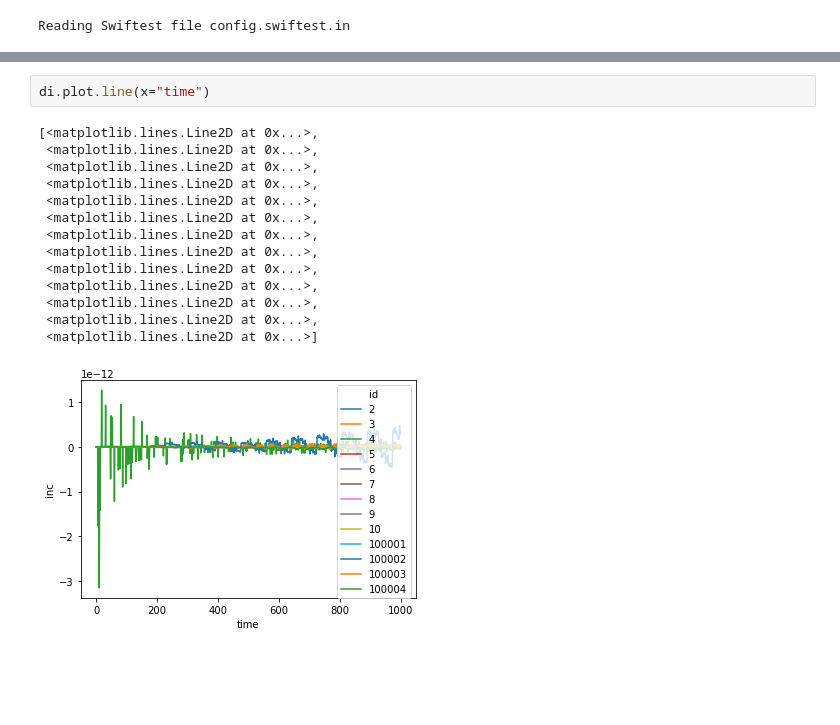
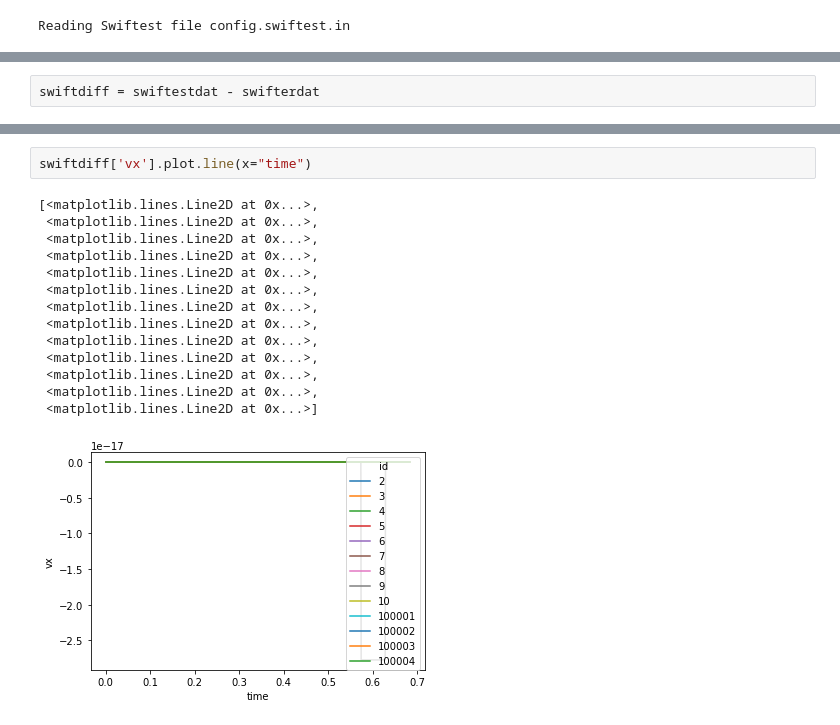
Before and after one commit to MintonGroup/swiftest, a Jupyter notebook: examples/whm_swifter_comparison/whm_swiftest_vs_swifter.ipynb, the cells around one changed output, grey strips where cells are left out. Saved outputs shown, nothing was run; the diff lists cells and outputs as text; blank space fills up the shorter version.

```diff
--- a/examples/whm_swifter_comparison/whm_swiftest_vs_swifter.ipynb
+++ b/examples/whm_swifter_comparison/whm_swiftest_vs_swifter.ipynb
@@ -41,0 +19,2 @@ Data variables:
+# %%
+swiftdiff = swiftestdat - swifterdat
@@ -76,17 +77,17 @@ de.plot.line(x="time")
 # %%
-di.plot.line(x="time")
+swiftdiff['vx'].plot.line(x="time")
 # %% [output]
 [<matplotlib.lines.Line2D at 0x...>,
  <matplotlib.lines.Line2D at 0x...>,
  <matplotlib.lines.Line2D at 0x...>,
  <matplotlib.lines.Line2D at 0x...>,
  <matplotlib.lines.Line2D at 0x...>,
  <matplotlib.lines.Line2D at 0x...>,
  <matplotlib.lines.Line2D at 0x...>,
  <matplotlib.lines.Line2D at 0x...>,
  <matplotlib.lines.Line2D at 0x...>,
  <matplotlib.lines.Line2D at 0x...>,
  <matplotlib.lines.Line2D at 0x...>,
  <matplotlib.lines.Line2D at 0x...>,
  <matplotlib.lines.Line2D at 0x...>]
-[figure, old version]
+[figure, new version]
```
Also changed, not shown: parts of 8 cells of this notebook, 3 other files.
